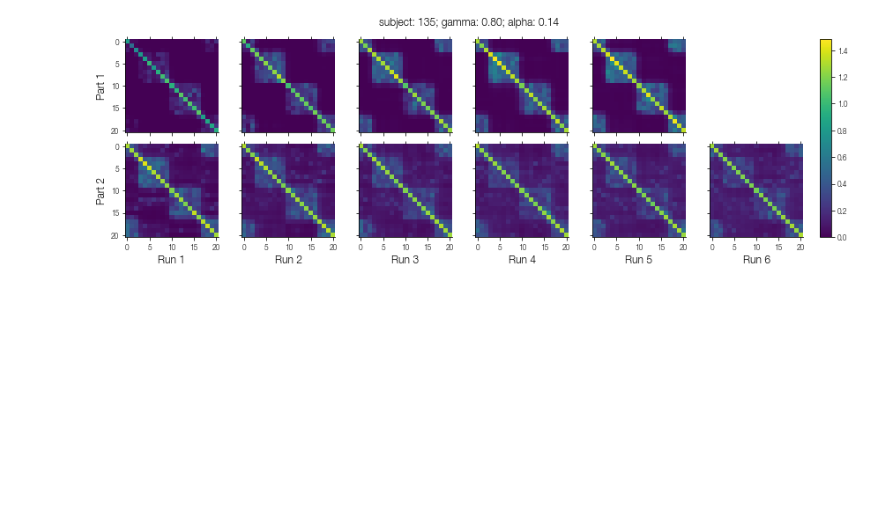
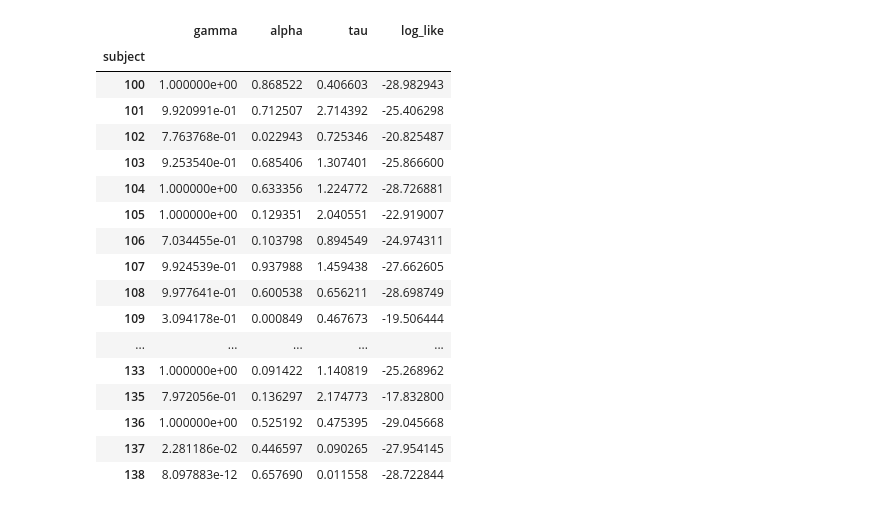
Before and after one commit to prestonlab/tesser_successor, a Jupyter notebook: demo_fitting.ipynb, the cells around one changed output. Drawn from its saved outputs; the diff is of its cells as text; code cells hidden in the pictures; blank space fills up the shorter version.

```diff
--- a/demo_fitting.ipynb
+++ b/demo_fitting.ipynb
@@ -10,3 +13,4 @@ from tesser import sr
 # %%
 data_dir = '/Users/morton/Dropbox/data/tesser'
-induct_all = util.load_induct(data_dir)
+struct = util.load_struct(data_dir)
+induct = util.load_induct(data_dir)
@@ -140,5 +52,23 @@ differential_evolution step 11: f(x)= 17.8355
-# %%
-srm = sr.learn_sr(struct, param['gamma'], param['alpha'])
-fig = sr.plot_sr(srm, str(subject), gamma=param['gamma'], alpha=param['alpha'])
-# %% [output]
-[figure, removed]
+# %%
+#results = results.set_index('subject')
+results.to_csv(os.path.join('~/work/indiv_param.csv'))
+results
+# %% [output]
+|  | gamma | alpha | tau | log_like |
+| subject |  |  |  |  |
+| 100 | 1.000000e+00 | 0.868522 | 0.406603 | -28.982943 |
+| 101 | 9.920991e-01 | 0.712507 | 2.714392 | -25.406298 |
+| 102 | 7.763768e-01 | 0.022943 | 0.725346 | -20.825487 |
+| 103 | 9.253540e-01 | 0.685406 | 1.307401 | -25.866600 |
+| 104 | 1.000000e+00 | 0.633356 | 1.224772 | -28.726881 |
+| 105 | 1.000000e+00 | 0.129351 | 2.040551 | -22.919007 |
+| 106 | 7.034455e-01 | 0.103798 | 0.894549 | -24.974311 |
+| 107 | 9.924539e-01 | 0.937988 | 1.459438 | -27.662605 |
+| 108 | 9.977641e-01 | 0.600538 | 0.656211 | -28.698749 |
+| 109 | 3.094178e-01 | 0.000849 | 0.467673 | -19.506444 |
+| ... | ... | ... | ... | ... |
+| 133 | 1.000000e+00 | 0.091422 | 1.140819 | -25.268962 |
+| 135 | 7.972056e-01 | 0.136297 | 2.174773 | -17.832800 |
+| 136 | 1.000000e+00 | 0.525192 | 0.475395 | -29.045668 |
+| 137 | 2.281186e-02 | 0.446597 | 0.090265 | -27.954145 |
+| 138 | 8.097883e-12 | 0.657690 | 0.011558 | -28.722844 |
```
Also changed, not shown: parts of 20 cells of this notebook.
